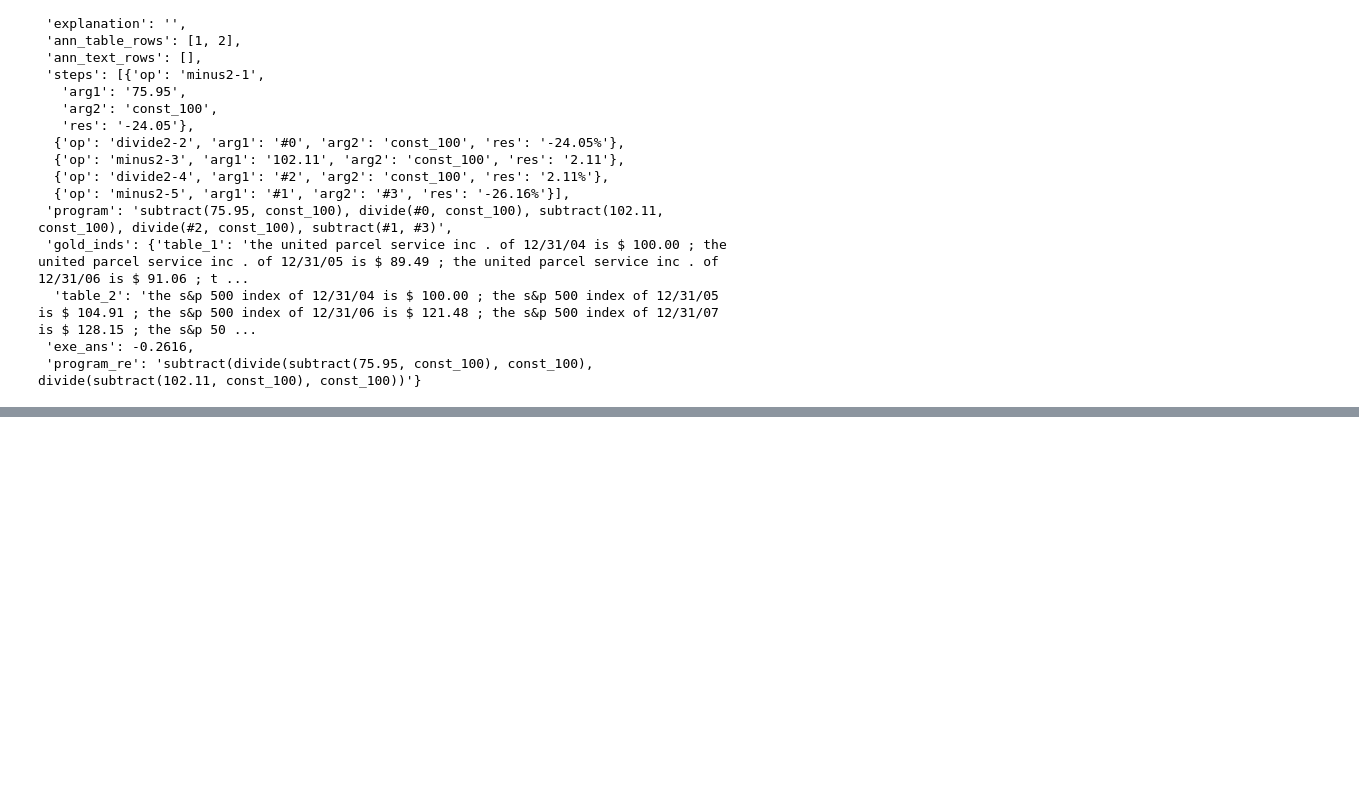
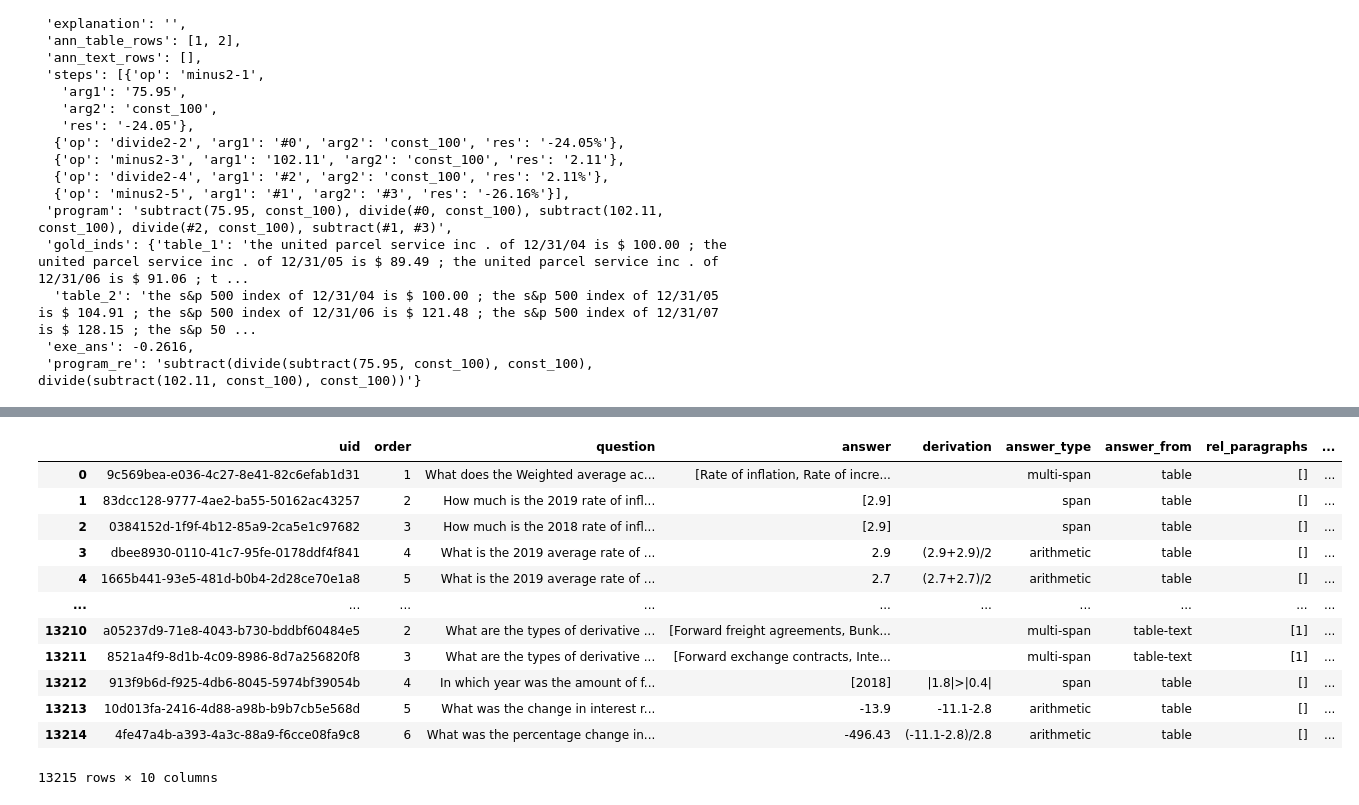
Before and after one commit to LCM-W25-3035/FinChatbot, a Jupyter notebook: init_exploration/exp.ipynb, the cells around one changed output, grey strips where cells are left out. Cells and saved outputs as stored; diff of their text form; code cells hidden in the pictures; blank space fills up the shorter version.

```diff
--- a/init_exploration/exp.ipynb
+++ b/init_exploration/exp.ipynb
@@ -343,0 +348,3 @@ dataset_new["qa_1"].values[0]
+# %%
+dataset1 = pd.read_json("Data/FinQ&A/train1.json")
+dataset1.head()
@@ -343,0 +404,18 @@ dataset_new["qa_1"].values[0]
+# %%
+# Create an empty list to store DataFrames
+all_questions = []
+
+# Iterate through each entry in the data and normalize the 'questions' field
+for i  in range(0,len(dataset1)):
+    questions_data = dataset1['questions'][i]  # Extract the questions
+    df = pd.json_normalize(questions_data)  # Normalize the data
+    all_questions.append(df)
+
+# Concatenate all DataFrames into one
+df_full = pd.concat(all_questions, ignore_index=True)
+
+# Select the relevant columns
+df_filtered = df_full[['question', 'answer', 'answer_type', 'derivation']]
+
+# View the resulting DataFrame
+print(df_filtered)
@@ -343,0 +440,16 @@ dataset_new["qa_1"].values[0]
+# %%
+df_full
+# %% [output]
+|  | uid | order | question | answer | derivation | answer_type | answer_from | rel_paragraphs | ... |
+| 0 | 9c569bea-e036-4c27-8e41-82c6efab1d31 | 1 | What does the Weighted average ac... | [Rate of inflation, Rate of incre... |  | multi-span | table | [] | ... |
+| 1 | 83dcc128-9777-4ae2-ba55-50162ac43257 | 2 | How much is the 2019 rate of infl... | [2.9] |  | span | table | [] | ... |
+| 2 | 0384152d-1f9f-4b12-85a9-2ca5e1c97682 | 3 | How much is the 2018 rate of infl... | [2.9] |  | span | table | [] | ... |
+| 3 | dbee8930-0110-41c7-95fe-0178ddf4f841 | 4 | What is the 2019 average rate of ... | 2.9 | (2.9+2.9)/2 | arithmetic | table | [] | ... |
+| 4 | 1665b441-93e5-481d-b0b4-2d28ce70e1a8 | 5 | What is the 2019 average rate of ... | 2.7 | (2.7+2.7)/2 | arithmetic | table | [] | ... |
+| ... | ... | ... | ... | ... | ... | ... | ... | ... | ... |
+| 13210 | a05237d9-71e8-4043-b730-bddbf60484e5 | 2 | What are the types of derivative ... | [Forward freight agreements, Bunk... |  | multi-span | table-text | [1] | ... |
+| 13211 | 8521a4f9-8d1b-4c09-8986-8d7a256820f8 | 3 | What are the types of derivative ... | [Forward exchange contracts, Inte... |  | multi-span | table-text | [1] | ... |
+| 13212 | 913f9b6d-f925-4db6-8045-5974bf39054b | 4 | In which year was the amount of f... | [2018] | |1.8|>|0.4| | span | table | [] | ... |
+| 13213 | 10d013fa-2416-4d88-a98b-b9b7cb5e568d | 5 | What was the change in interest r... | -13.9 | -11.1-2.8 | arithmetic | table | [] | ... |
+| 13214 | 4fe47a4b-a393-4a3c-88a9-f6cce08fa9c8 | 6 | What was the percentage change in... | -496.43 | (-11.1-2.8)/2.8 | arithmetic | table | [] | ... |
+13215 rows × 10 columns
```
Also changed, not shown: parts of 12 cells of this notebook.
